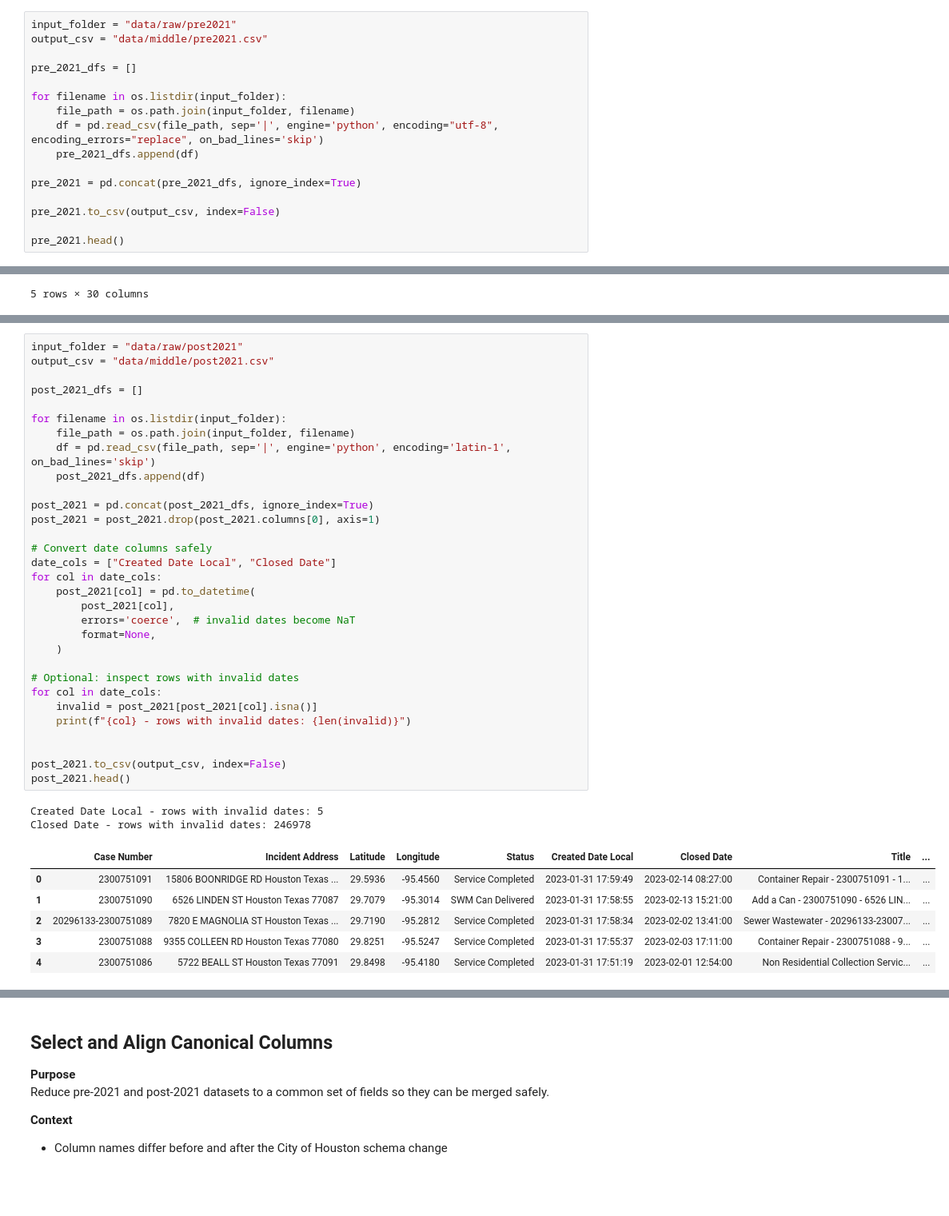
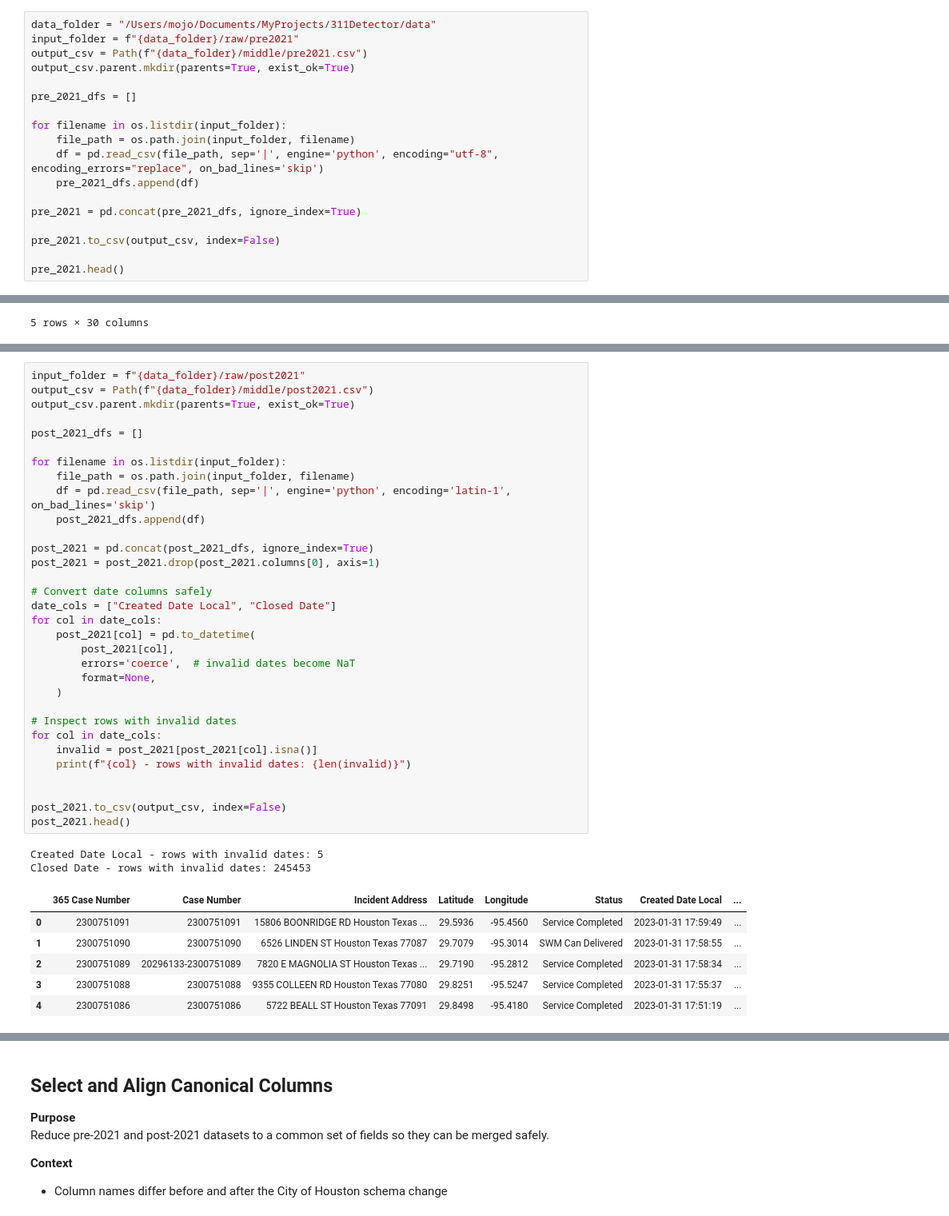
Before and after one commit to Mojo-TR/311Forecasting, a Jupyter notebook: notebooks/311Combine.ipynb, the cells around one changed output, grey strips where cells are left out. Shown at 80% size. Drawn from its saved outputs; the diff is of its cells as text; blank space fills up the shorter version.

```diff
--- a/notebooks/311Combine.ipynb
+++ b/notebooks/311Combine.ipynb
@@ -32,8 +33,10 @@ Load and combine all pre-2021 Houston 311 raw data files into a single dataset.
 - This step preserves raw structure for downstream cleaning
 - Column normalization and validation happen later
 # %%
-input_folder = "data/raw/pre2021"
-output_csv = "data/middle/pre2021.csv"
+data_folder = "/Users/mojo/Documents/MyProjects/311Detector/data"
+input_folder = f"{data_folder}/raw/pre2021"
+output_csv = Path(f"{data_folder}/middle/pre2021.csv")
+output_csv.parent.mkdir(parents=True, exist_ok=True)
 
 pre_2021_dfs = []
 
@@ -79,42 +82,43 @@ Load and combine all post-2021 Houston 311 raw data files into a single dataset.
 - This step preserves raw structure for downstream cleaning
 - Column normalization and validation happen later
 # %%
-input_folder = "data/raw/post2021"
-output_csv = "data/middle/post2021.csv"
+input_folder = f"{data_folder}/raw/post2021"
+output_csv = Path(f"{data_folder}/middle/post2021.csv")
+output_csv.parent.mkdir(parents=True, exist_ok=True)
 
 post_2021_dfs = []
 
 for filename in os.listdir(input_folder):
     file_path = os.path.join(input_folder, filename)
     df = pd.read_csv(file_path, sep='|', engine='python', encoding='latin-1', on_bad_lines='skip')
     post_2021_dfs.append(df)
 
 post_2021 = pd.concat(post_2021_dfs, ignore_index=True)
 post_2021 = post_2021.drop(post_2021.columns[0], axis=1)
 
 # Convert date columns safely
 date_cols = ["Created Date Local", "Closed Date"]
 for col in date_cols:
     post_2021[col] = pd.to_datetime(
         post_2021[col],
         errors='coerce',  # invalid dates become NaT
         format=None,
     )
 
-# Optional: inspect rows with invalid dates
+# Inspect rows with invalid dates
 for col in date_cols:
     invalid = post_2021[post_2021[col].isna()]
     print(f"{col} - rows with invalid dates: {len(invalid)}")
 
 
 post_2021.to_csv(output_csv, index=False)
 post_2021.head()
 # %% [output]
 Created Date Local - rows with invalid dates: 5
-Closed Date - rows with invalid dates: 246978
+Closed Date - rows with invalid dates: 245453
-|  | Case Number | Incident Address | Latitude | Longitude | Status | Created Date Local | Closed Date | Title | ... |
-| 0 | 2300751091 | 15806 BOONRIDGE RD Houston Texas ... | 29.5936 | -95.4560 | Service Completed | 2023-01-31 17:59:49 | 2023-02-14 08:27:00 | Container Repair - 2300751091 - 1... | ... |
-| 1 | 2300751090 | 6526 LINDEN ST Houston Texas 77087 | 29.7079 | -95.3014 | SWM Can Delivered | 2023-01-31 17:58:55 | 2023-02-13 15:21:00 | Add a Can - 2300751090 - 6526 LIN... | ... |
-| 2 | 20296133-2300751089 | 7820 E MAGNOLIA ST Houston Texas ... | 29.7190 | -95.2812 | Service Completed | 2023-01-31 17:58:34 | 2023-02-02 13:41:00 | Sewer Wastewater - 20296133-23007... | ... |
-| 3 | 2300751088 | 9355 COLLEEN RD Houston Texas 77080 | 29.8251 | -95.5247 | Service Completed | 2023-01-31 17:55:37 | 2023-02-03 17:11:00 | Container Repair - 2300751088 - 9... | ... |
-| 4 | 2300751086 | 5722 BEALL ST Houston Texas 77091 | 29.8498 | -95.4180 | Service Completed | 2023-01-31 17:51:19 | 2023-02-01 12:54:00 | Non Residential Collection Servic... | ... |
+|  | 365 Case Number | Case Number | Incident Address | Latitude | Longitude | Status | Created Date Local | ... |
+| 0 | 2300751091 | 2300751091 | 15806 BOONRIDGE RD Houston Texas ... | 29.5936 | -95.4560 | Service Completed | 2023-01-31 17:59:49 | ... |
+| 1 | 2300751090 | 2300751090 | 6526 LINDEN ST Houston Texas 77087 | 29.7079 | -95.3014 | SWM Can Delivered | 2023-01-31 17:58:55 | ... |
+| 2 | 2300751089 | 20296133-2300751089 | 7820 E MAGNOLIA ST Houston Texas ... | 29.7190 | -95.2812 | Service Completed | 2023-01-31 17:58:34 | ... |
+| 3 | 2300751088 | 2300751088 | 9355 COLLEEN RD Houston Texas 77080 | 29.8251 | -95.5247 | Service Completed | 2023-01-31 17:55:37 | ... |
+| 4 | 2300751086 | 2300751086 | 5722 BEALL ST Houston Texas 77091 | 29.8498 | -95.4180 | Service Completed | 2023-01-31 17:51:19 | ... |
```
Also changed, not shown: parts of 6 cells of this notebook, 2 other files.
